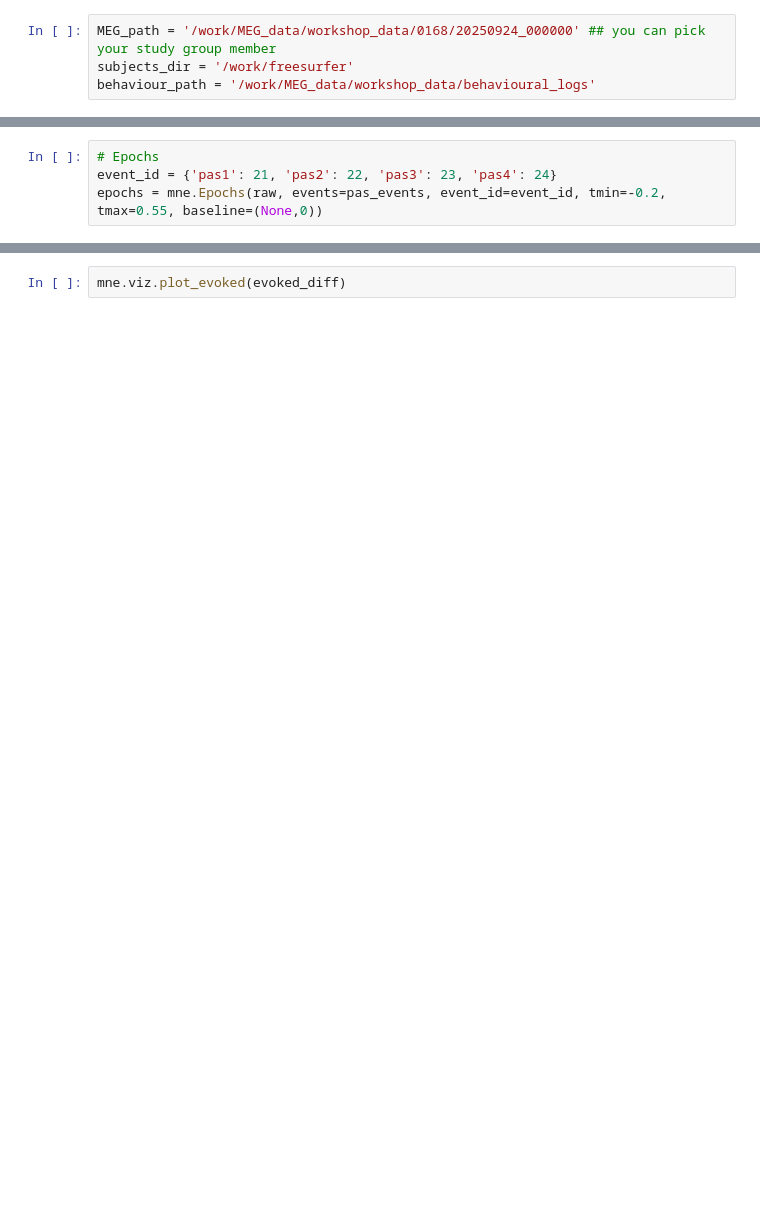
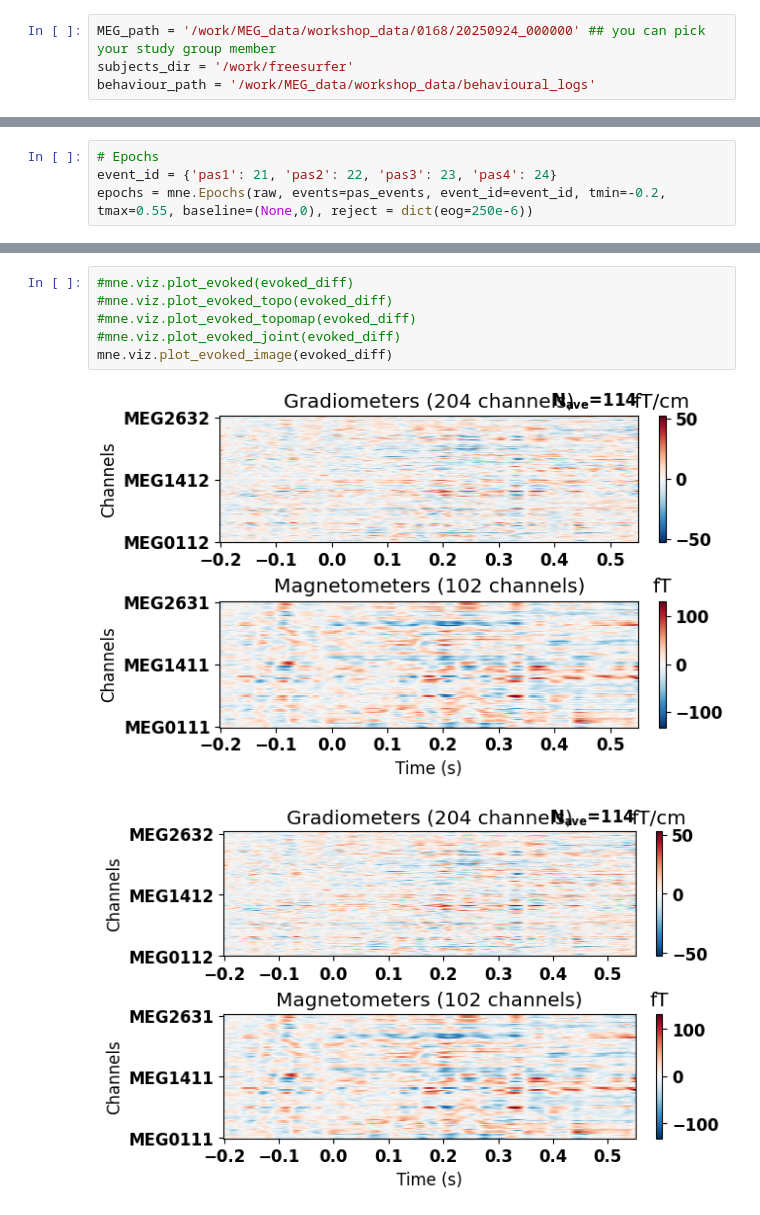
Before and after one commit to Snewski/Neuro_Subjective_Experience, a Jupyter notebook: src/preprocessing.ipynb, the cells around one changed output, grey strips where cells are left out. Drawn from its saved outputs; the diff is of its cells as text; blank space fills up the shorter version.

```diff
--- a/src/preprocessing.ipynb
+++ b/src/preprocessing.ipynb
@@ -42,4 +81,4 @@ pas_events[:, 2] = behaviour['subjective_response'] + 20
 # %%
 # Epochs
 event_id = {'pas1': 21, 'pas2': 22, 'pas3': 23, 'pas4': 24}
-epochs = mne.Epochs(raw, events=pas_events, event_id=event_id, tmin=-0.2, tmax=0.55, baseline=(None,0))
+epochs = mne.Epochs(raw, events=pas_events, event_id=event_id, tmin=-0.2, tmax=0.55, baseline=(None,0), reject = dict(eog=250e-6))
@@ -62,5 +110,12 @@ for diff in diffs:
 # %%
-mne.viz.plot_evoked(evoked_diff)
+#mne.viz.plot_evoked(evoked_diff)
+#mne.viz.plot_evoked_topo(evoked_diff)
+#mne.viz.plot_evoked_topomap(evoked_diff)
+#mne.viz.plot_evoked_joint(evoked_diff)
+mne.viz.plot_evoked_image(evoked_diff)
+# %% [output]
+[figure, added]
+[figure, added]
 # %%
 ## GET FORWARD MODEL
 
```
Also changed, not shown: parts of 15 cells of this notebook.
